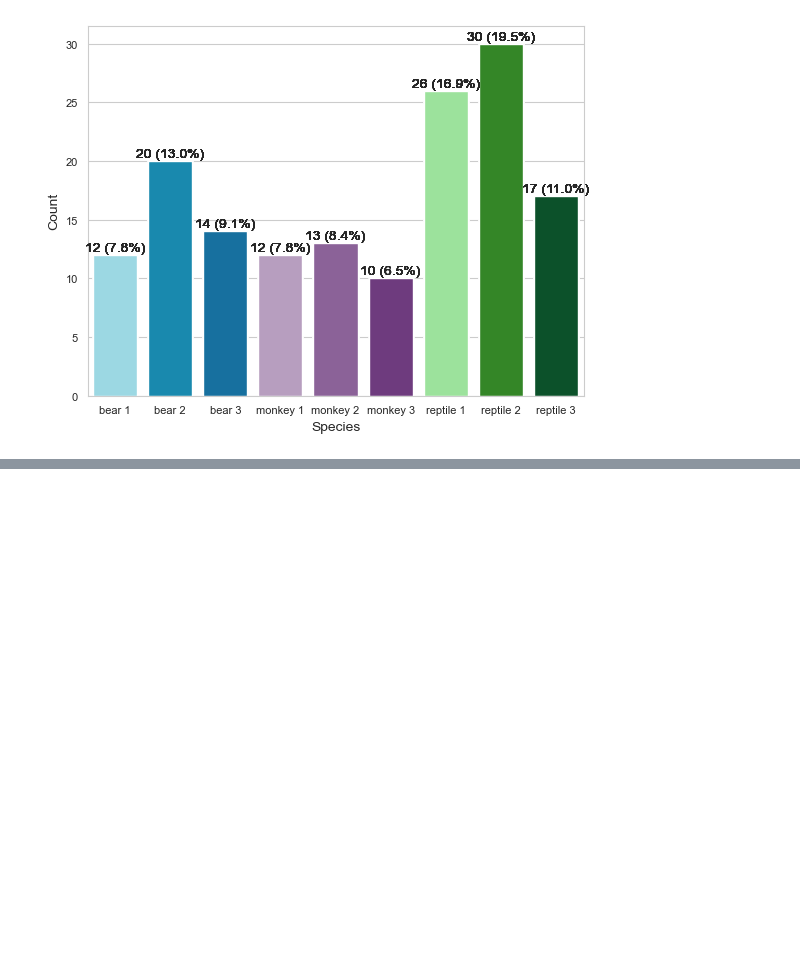
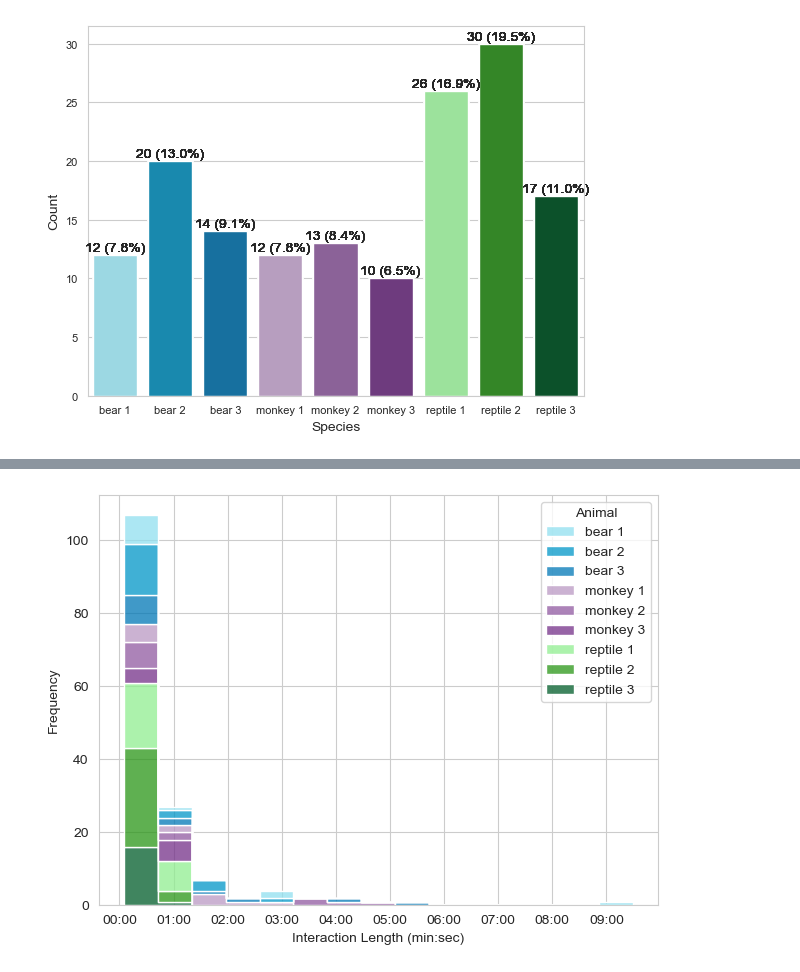
Before and after one commit to ayah825/zoo_interactions_cogs13proj, a Jupyter notebook: analysis.ipynb, the cells around one changed output, grey strips where cells are left out. Saved outputs shown, nothing was run; the diff lists cells and outputs as text; code cells hidden in the pictures; blank space fills up the shorter version.

Commit message:
added graphs

```diff
--- a/analysis.ipynb
+++ b/analysis.ipynb
@@ -63,3 +67,12 @@ Passing `palette` without assigning `hue` is deprecated and will be removed in v
 
   ax = sns.countplot(data, x="Animal",
 [figure]
+# %%
+# Convert time strings to Timedelta (in seconds) (useed AI for this code)
+data['time_in_seconds'] = pd.to_timedelta('00:' + data['Interaction Length'])  # Prefix with '00:' for hours
+data['time_in_seconds'] = data['time_in_seconds'].dt.total_seconds() # Get total seconds
+
+# Normalize to a single day for simpler plotting
+data['normalized_time'] = pd.to_datetime('2000-01-01') + pd.to_timedelta(data['time_in_seconds'], unit='s')
+
+data.head()
@@ -65,0 +86,14 @@ Passing `palette` without assigning `hue` is deprecated and will be removed in v
+# %%
+# graph of interaction length
+ax = sns.histplot(data, x="normalized_time", hue="Animal", multiple="stack", bins=15, element="step", palette=custom_palette)
+plt.xlabel("Interaction Length (min:sec)")
+plt.ylabel("Frequency")
+
+# Set x-axis format to mm:ss
+ax.xaxis.set_major_formatter(dates.DateFormatter('%M:%S'))
+
+plt.tight_layout()
+
+plt.show()
+# %% [output]
+[figure, added]
```
Also changed, not shown: parts of 14 cells of this notebook.
